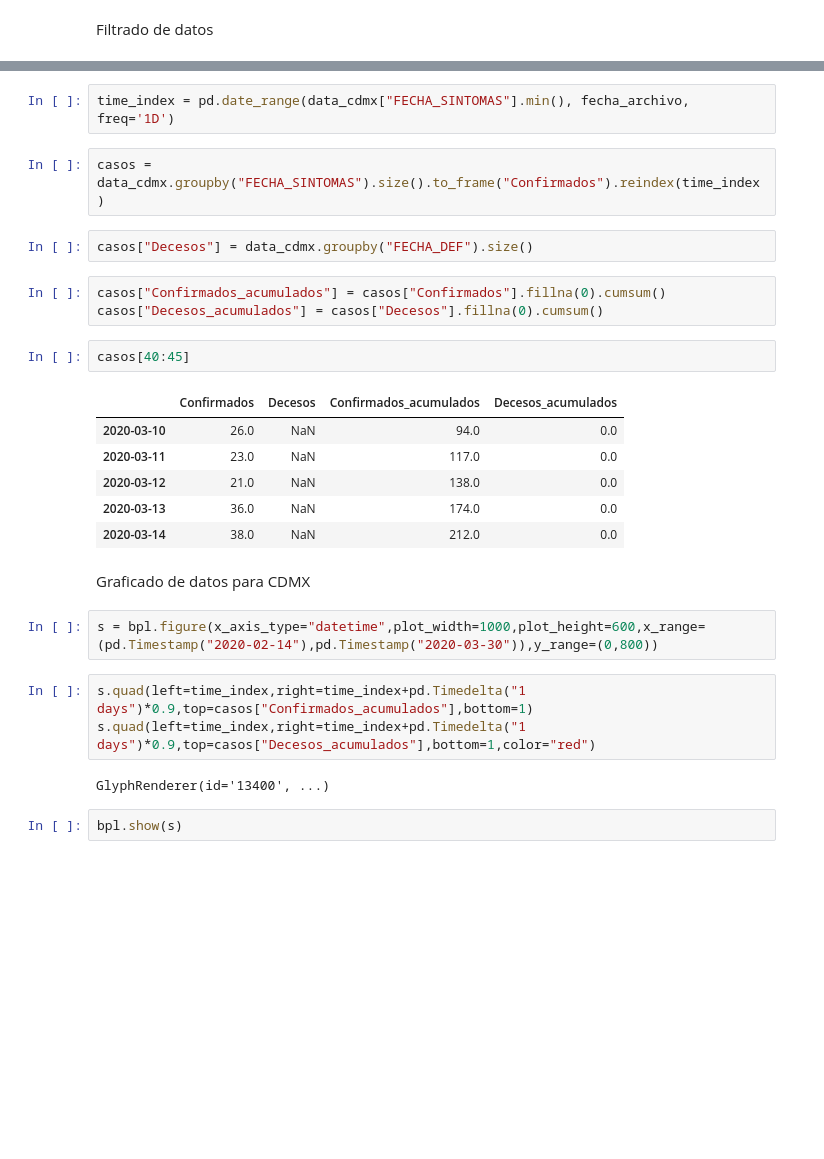
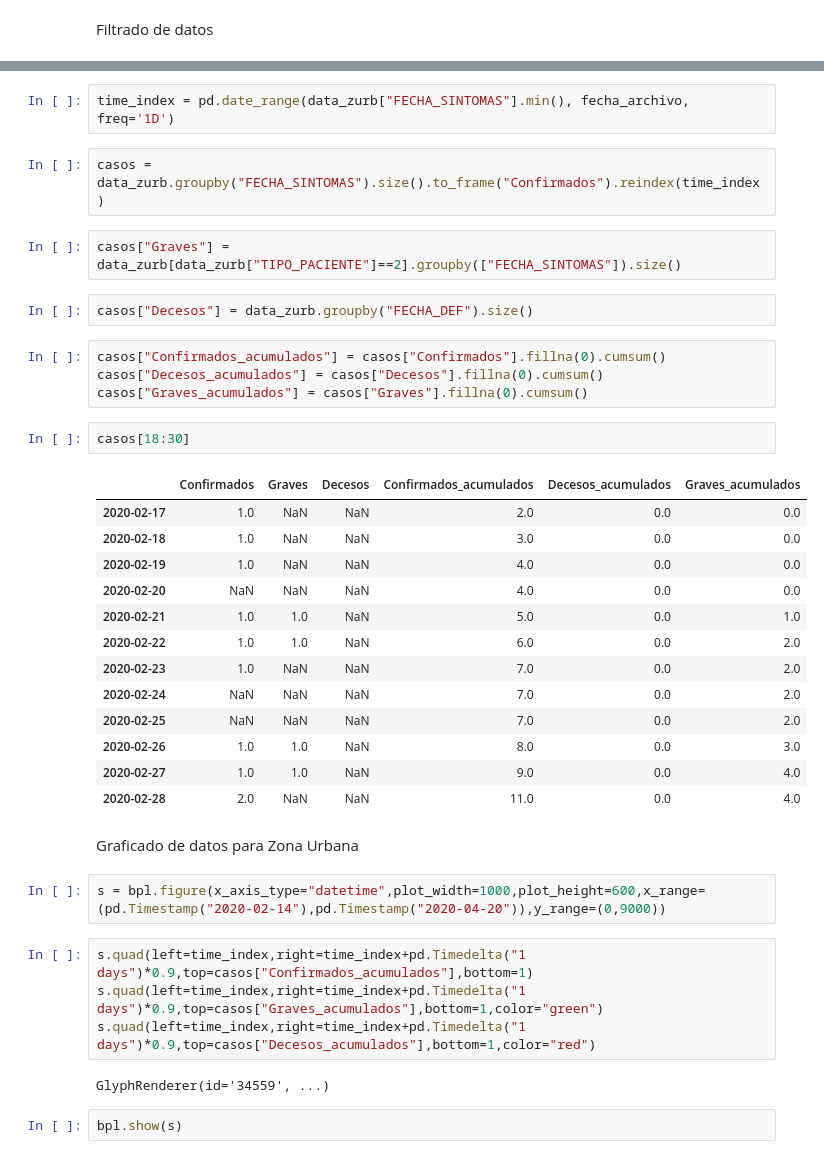
Before and after one commit to irvingfisica/covid_plots, a Jupyter notebook: modelo_CDMX.ipynb, the cells around one changed output, grey strips where cells are left out. Drawn from its saved outputs; the diff is of its cells as text; blank space fills up the shorter version.

```diff
--- a/modelo_CDMX.ipynb
+++ b/modelo_CDMX.ipynb
@@ -170,30 +272,41 @@ data_cdmx = data[(data["RESULTADO"]==1)&(data["ENTIDAD_UM"]==9)]
 # %%
-time_index = pd.date_range(data_cdmx["FECHA_SINTOMAS"].min(), fecha_archivo, freq='1D')
+time_index = pd.date_range(data_zurb["FECHA_SINTOMAS"].min(), fecha_archivo, freq='1D')
 # %%
-casos = data_cdmx.groupby("FECHA_SINTOMAS").size().to_frame("Confirmados").reindex(time_index)
+casos = data_zurb.groupby("FECHA_SINTOMAS").size().to_frame("Confirmados").reindex(time_index)
+# %%
+casos["Graves"] = data_zurb[data_zurb["TIPO_PACIENTE"]==2].groupby(["FECHA_SINTOMAS"]).size()
 # %%
-casos["Decesos"] = data_cdmx.groupby("FECHA_DEF").size()
+casos["Decesos"] = data_zurb.groupby("FECHA_DEF").size()
 # %%
 casos["Confirmados_acumulados"] = casos["Confirmados"].fillna(0).cumsum()
 casos["Decesos_acumulados"] = casos["Decesos"].fillna(0).cumsum()
+casos["Graves_acumulados"] = casos["Graves"].fillna(0).cumsum()
-# %%
-casos[40:45]
-# %% [output]
-|  | Confirmados | Decesos | Confirmados_acumulados | Decesos_acumulados |
-| 2020-03-10 | 26.0 | NaN | 94.0 | 0.0 |
-| 2020-03-11 | 23.0 | NaN | 117.0 | 0.0 |
-| 2020-03-12 | 21.0 | NaN | 138.0 | 0.0 |
-| 2020-03-13 | 36.0 | NaN | 174.0 | 0.0 |
-| 2020-03-14 | 38.0 | NaN | 212.0 | 0.0 |
+# %%
+casos[18:30]
+# %% [output]
+|  | Confirmados | Graves | Decesos | Confirmados_acumulados | Decesos_acumulados | Graves_acumulados |
+| 2020-02-17 | 1.0 | NaN | NaN | 2.0 | 0.0 | 0.0 |
+| 2020-02-18 | 1.0 | NaN | NaN | 3.0 | 0.0 | 0.0 |
+| 2020-02-19 | 1.0 | NaN | NaN | 4.0 | 0.0 | 0.0 |
+| 2020-02-20 | NaN | NaN | NaN | 4.0 | 0.0 | 0.0 |
+| 2020-02-21 | 1.0 | 1.0 | NaN | 5.0 | 0.0 | 1.0 |
+| 2020-02-22 | 1.0 | 1.0 | NaN | 6.0 | 0.0 | 2.0 |
+| 2020-02-23 | 1.0 | NaN | NaN | 7.0 | 0.0 | 2.0 |
+| 2020-02-24 | NaN | NaN | NaN | 7.0 | 0.0 | 2.0 |
+| 2020-02-25 | NaN | NaN | NaN | 7.0 | 0.0 | 2.0 |
+| 2020-02-26 | 1.0 | 1.0 | NaN | 8.0 | 0.0 | 3.0 |
+| 2020-02-27 | 1.0 | 1.0 | NaN | 9.0 | 0.0 | 4.0 |
+| 2020-02-28 | 2.0 | NaN | NaN | 11.0 | 0.0 | 4.0 |
 # %% [markdown]
-Graficado de datos para CDMX
+Graficado de datos para Zona Urbana
 # %%
-s = bpl.figure(x_axis_type="datetime",plot_width=1000,plot_height=600,x_range=(pd.Timestamp("2020-02-14"),pd.Timestamp("2020-03-30")),y_range=(0,800))
+s = bpl.figure(x_axis_type="datetime",plot_width=1000,plot_height=600,x_range=(pd.Timestamp("2020-02-14"),pd.Timestamp("2020-04-20")),y_range=(0,9000))
 # %%
 s.quad(left=time_index,right=time_index+pd.Timedelta("1 days")*0.9,top=casos["Confirmados_acumulados"],bottom=1)
+s.quad(left=time_index,right=time_index+pd.Timedelta("1 days")*0.9,top=casos["Graves_acumulados"],bottom=1,color="green")
 s.quad(left=time_index,right=time_index+pd.Timedelta("1 days")*0.9,top=casos["Decesos_acumulados"],bottom=1,color="red")
 # %% [output]
-GlyphRenderer(id='13400', ...)
+GlyphRenderer(id='34559', ...)
 # %%
 bpl.show(s)
 # %% [output]
```
Also changed, not shown: parts of 36 cells of this notebook, 9 other files.
